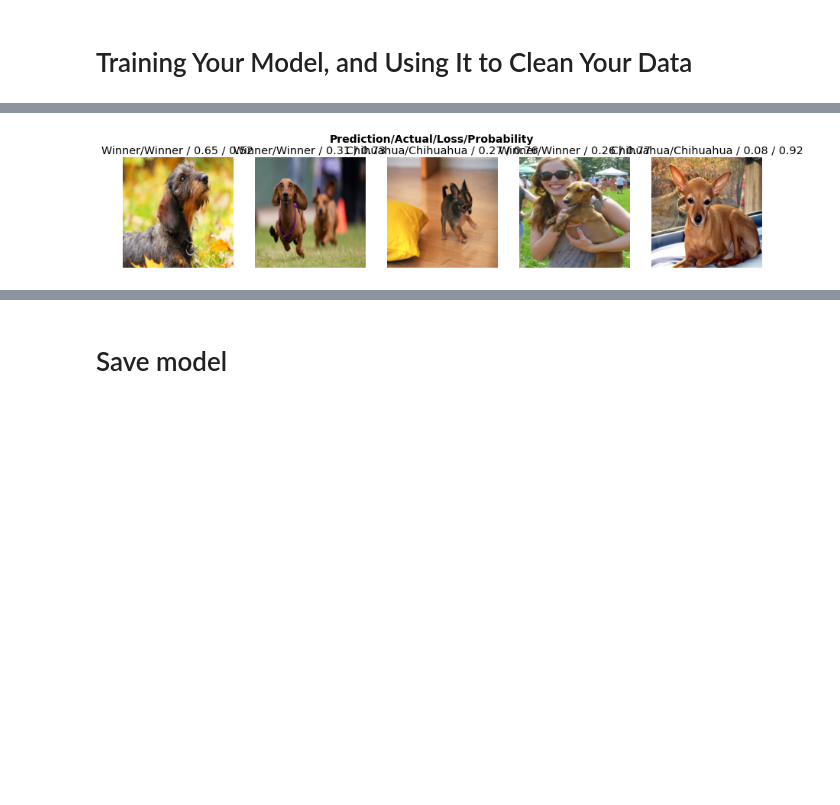
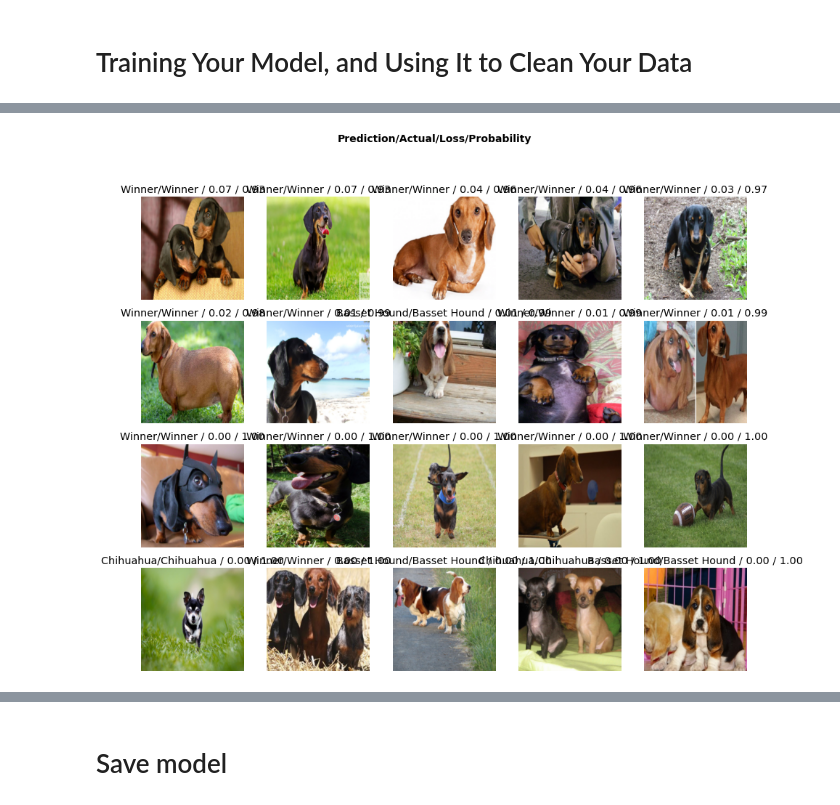
Before and after one commit to khuyentran1401/dog_classifier, a Jupyter notebook: train_dog_classifier.ipynb, the cells around one changed output, grey strips where cells are left out. Cells and saved outputs as stored; diff of their text form; code cells hidden in the pictures; blank space fills up the shorter version.

```diff
--- a/train_dog_classifier.ipynb
+++ b/train_dog_classifier.ipynb
@@ -79,5 +79,5 @@ dls.train.show_batch(max_n=4, nrows=1, unique=True)
 # %%
-dogs = dogs.new(item_tfms=Resize(128), batch_tfms=aug_transforms(mult=2))
+dogs = dogs.new(item_tfms=Resize(128), batch_tfms=aug_transforms())
 dls = dogs.dataloaders(path)
 dls.train.show_batch(max_n=8, nrows=2, unique=True)
 # %% [output]
@@ -108,7 +109,7 @@ interp.plot_confusion_matrix()
 # %%
-interp.plot_top_losses(5, nrows=1)
+interp.plot_top_losses(20, nrows=4)
 # %% [output]
-[figure, old version]
+[figure, new version]
 # %%
 cleaner = ImageClassifierCleaner(learn, max_n=150)
 cleaner
```
Also changed, not shown: parts of 14 cells of this notebook, 1 other file.
